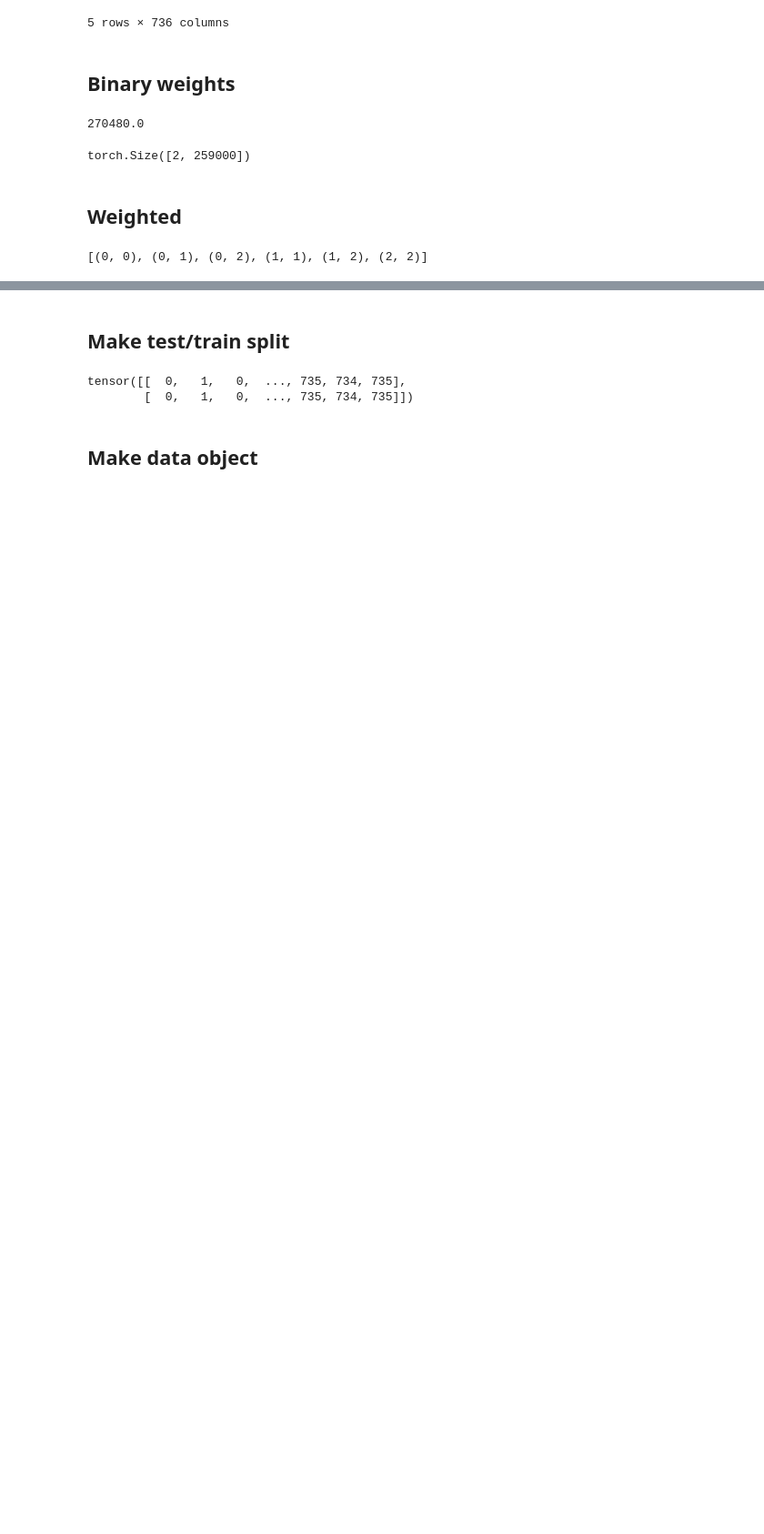
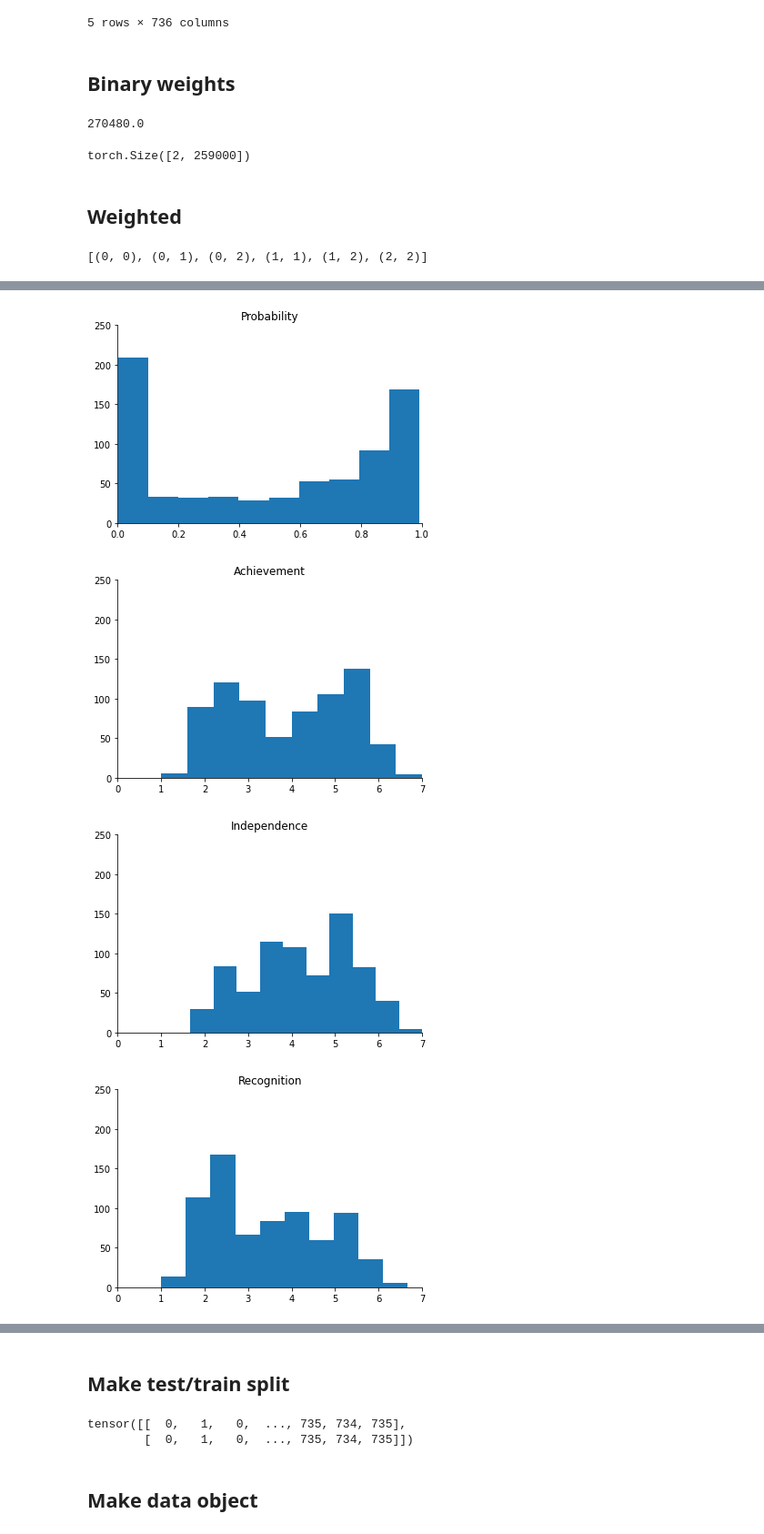
Before and after one commit to alexrutherford/generative_jobs, a Jupyter notebook: network_cgnn.ipynb, the cells around one changed output, grey strips where cells are left out. Shown: that part at 91% size. Cells and saved outputs as stored; diff of their text form; code cells hidden in the pictures; blank space fills up the shorter version.

```diff
--- a/network_cgnn.ipynb
+++ b/network_cgnn.ipynb
@@ -101,0 +98,27 @@ Name: Achievement, Length: 736, dtype: float64
+# %%
+for c in df.columns:
+
+    fig, ax = plt.subplots()
+
+    if c == 'Probability':
+        plt.xlim(0,1.0)
+
+    else:
+        plt.xlim(0,7)
+
+    plt.hist(df[c],bins = 10)
+
+    plt.title(c)
+
+    ax.spines['top'].set_visible(False)
+    ax.spines['right'].set_visible(False)
+
+    plt.ylim(0,250)
+
+
+    plt.savefig('figs/hist_{:s}.png'.format(c.lower()),dpi = 300)
+# %% [output]
+[figure, added]
+[figure, added]
+[figure, added]
+[figure, added]
```
Also changed, not shown: parts of 53 cells of this notebook.
